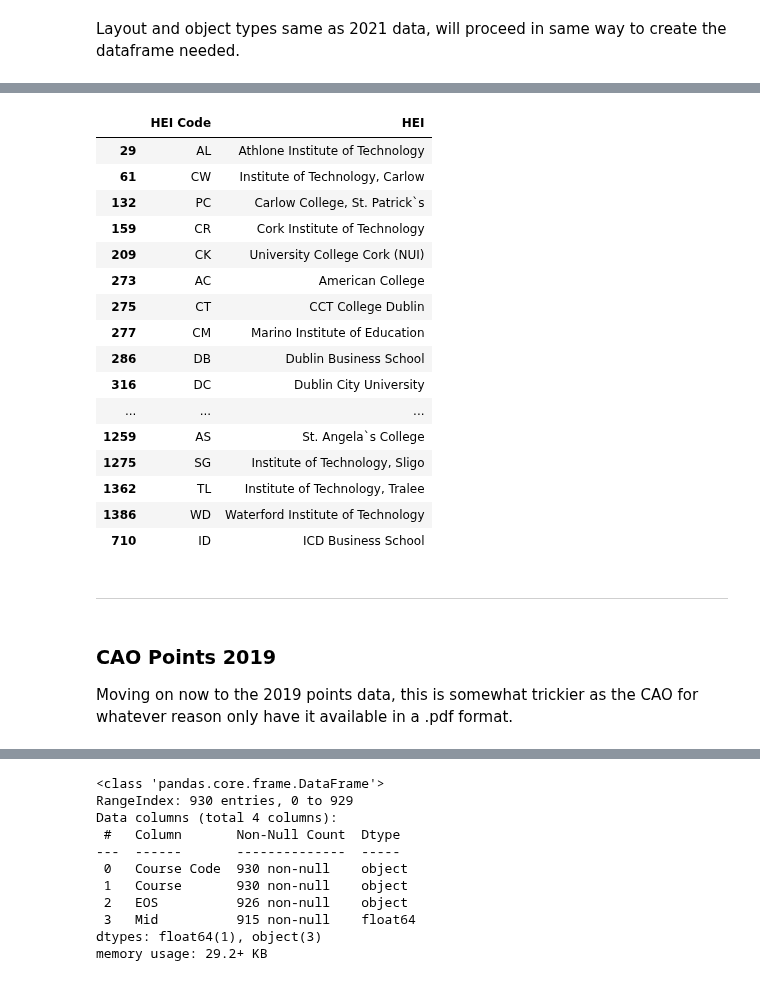
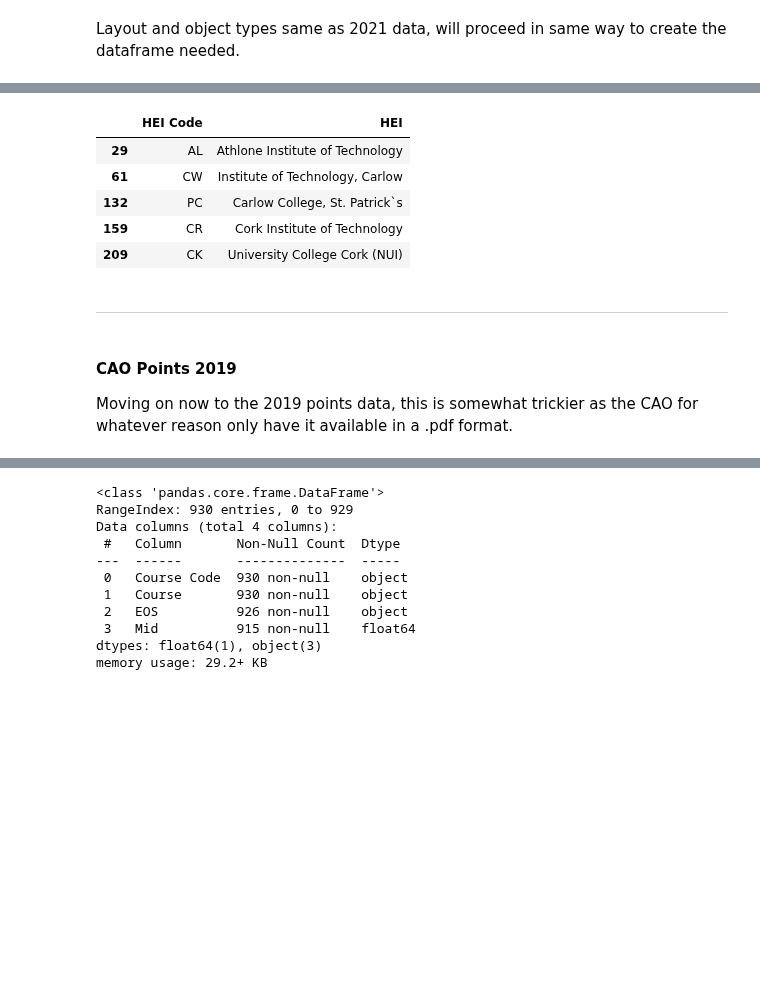
Before and after one commit to donneger/data_analysis_assessment, a Jupyter notebook: cao_assignment/cao.ipynb, the cells around one changed output, grey strips where cells are left out. Drawn from its saved outputs; the diff is of its cells as text; code cells hidden in the pictures; blank space fills up the shorter version.

```diff
--- a/cao_assignment/cao.ipynb
+++ b/cao_assignment/cao.ipynb
@@ -318,30 +322,19 @@ df2020_lvl8.to_csv(path, index=False)
 # %%
 # Creating a table of unique HEI codes and institutions, will use later for lookups.
 df20_21 = pd.concat([df2021_lvl8,df2020_lvl8])
 hei_table = df20_21[['HEI Code','HEI']].drop_duplicates()
-hei_table
+hei_table.head(5)
 # %% [output]
 |  | HEI Code | HEI |
 | 29 | AL | Athlone Institute of Technology |
 | 61 | CW | Institute of Technology, Carlow |
 | 132 | PC | Carlow College, St. Patrick`s |
 | 159 | CR | Cork Institute of Technology |
 | 209 | CK | University College Cork (NUI) |
-| 273 | AC | American College |
-| 275 | CT | CCT College Dublin |
-| 277 | CM | Marino Institute of Education |
-| 286 | DB | Dublin Business School |
-| 316 | DC | Dublin City University |
-| ... | ... | ... |
-| 1259 | AS | St. Angela`s College |
-| 1275 | SG | Institute of Technology, Sligo |
-| 1362 | TL | Institute of Technology, Tralee |
-| 1386 | WD | Waterford Institute of Technology |
-| 710 | ID | ICD Business School |
 # %% [markdown]
 ***
 # %% [markdown]
-### CAO Points 2019
+#### CAO Points 2019
 
 Moving on now to the 2019 points data, this is somewhat trickier as the CAO for whatever reason only have it available in a .pdf format.
 # %%
```
Also changed, not shown: parts of 32 cells of this notebook.
